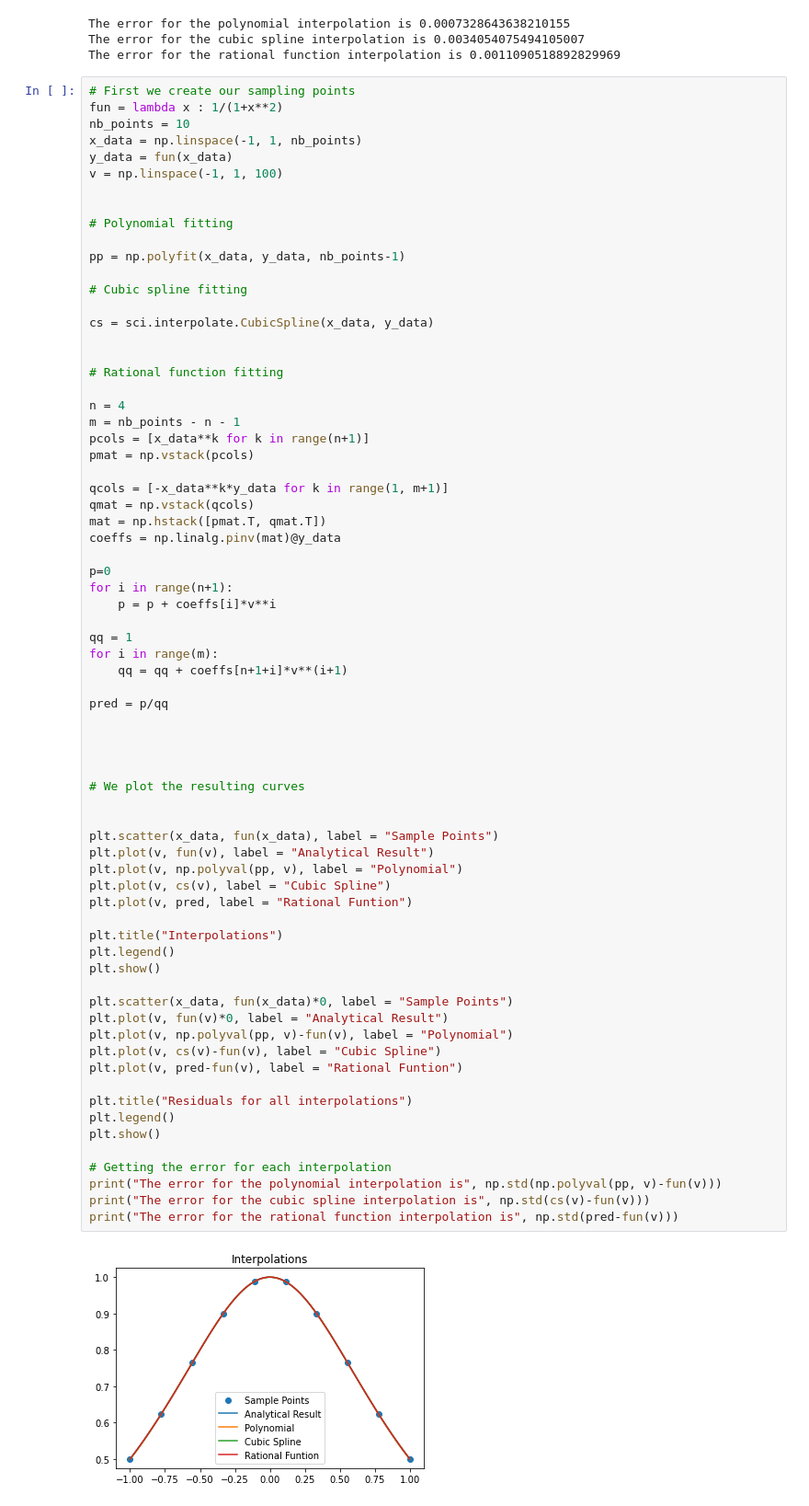
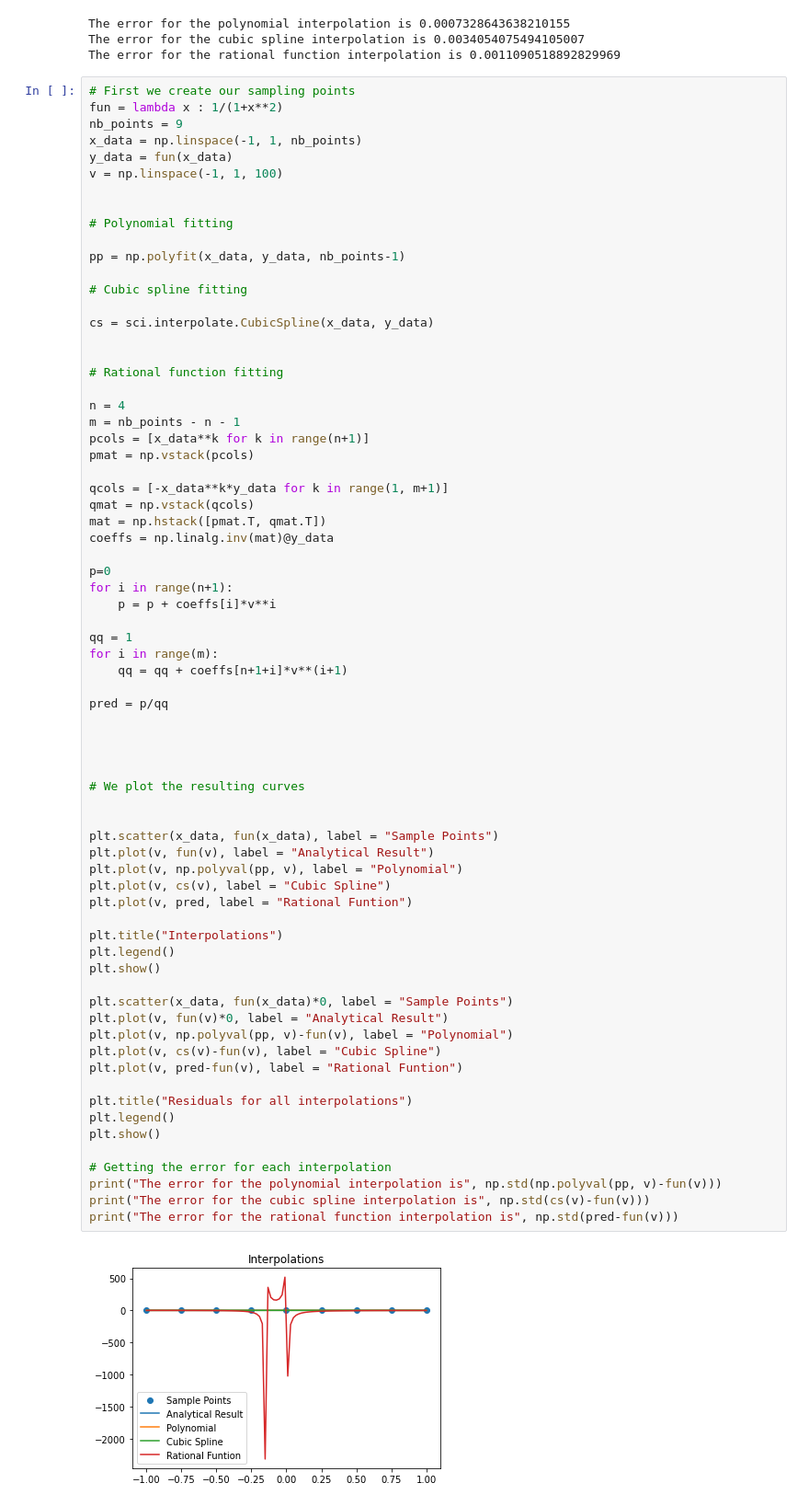
Before and after one commit to cmdenis/phys512, a Jupyter notebook: Assignment 1/Assignment 1.ipynb, the cells around one changed output. Shown at 92% size. Cells and saved outputs as stored; diff of their text form.

```diff
--- a/Assignment 1/Assignment 1.ipynb
+++ b/Assignment 1/Assignment 1.ipynb
@@ -363,7 +372,7 @@ The error for the rational function interpolation is 0.0011090518892829969
 # %%
 # First we create our sampling points
 fun = lambda x : 1/(1+x**2)
-nb_points = 10
+nb_points = 9
 x_data = np.linspace(-1, 1, nb_points)
 y_data = fun(x_data)
 v = np.linspace(-1, 1, 100)
@@ -388,7 +397,7 @@ pmat = np.vstack(pcols)
 qcols = [-x_data**k*y_data for k in range(1, m+1)]
 qmat = np.vstack(qcols)
 mat = np.hstack([pmat.T, qmat.T])
-coeffs = np.linalg.pinv(mat)@y_data
+coeffs = np.linalg.inv(mat)@y_data
 
 p=0
 for i in range(n+1):
@@ -404,31 +413,31 @@ pred = p/qq
 
 
 # We plot the resulting curves
 
 
 plt.scatter(x_data, fun(x_data), label = "Sample Points")
 plt.plot(v, fun(v), label = "Analytical Result")
 plt.plot(v, np.polyval(pp, v), label = "Polynomial")
 plt.plot(v, cs(v), label = "Cubic Spline")
 plt.plot(v, pred, label = "Rational Funtion")
 
 plt.title("Interpolations")
 plt.legend()
 plt.show()
 
 plt.scatter(x_data, fun(x_data)*0, label = "Sample Points")
 plt.plot(v, fun(v)*0, label = "Analytical Result")
 plt.plot(v, np.polyval(pp, v)-fun(v), label = "Polynomial")
 plt.plot(v, cs(v)-fun(v), label = "Cubic Spline")
 plt.plot(v, pred-fun(v), label = "Rational Funtion")
 
 plt.title("Residuals for all interpolations")
 plt.legend()
 plt.show()
 
 # Getting the error for each interpolation
 print("The error for the polynomial interpolation is", np.std(np.polyval(pp, v)-fun(v)))
 print("The error for the cubic spline interpolation is", np.std(cs(v)-fun(v)))
 print("The error for the rational function interpolation is", np.std(pred-fun(v)))
 # %% [output]
-[figure, old version]
+[figure, new version]
```
Also changed, not shown: parts of 2 cells of this notebook, 4 other files.
